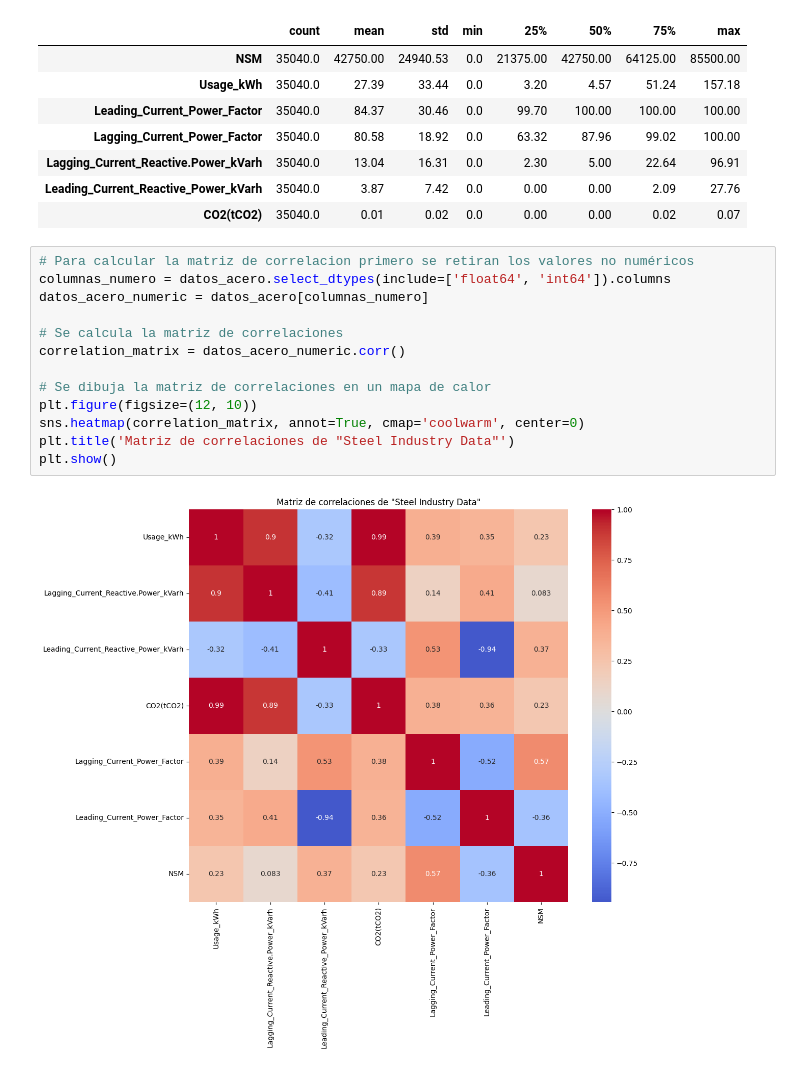
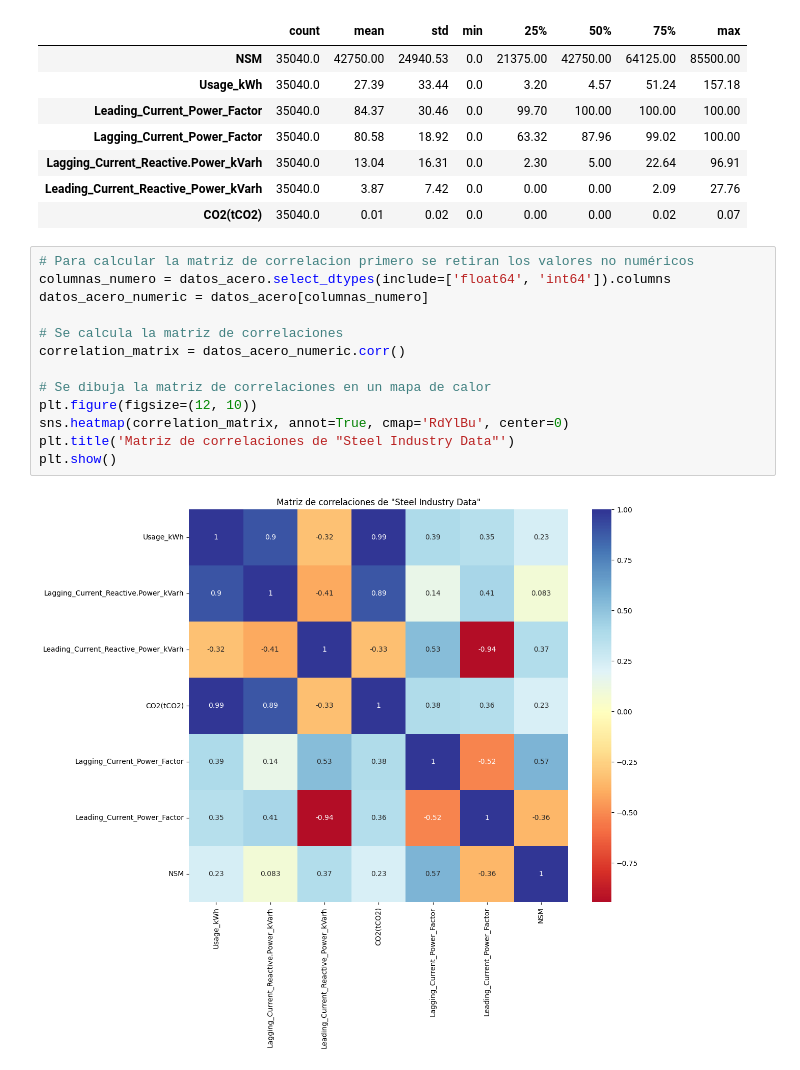
Before and after one commit to luis-huacho/INF648-Proy-Curso-2024-01, a Jupyter notebook: Graficos_Steel_Plant.ipynb, the cells around one changed output. Saved outputs shown, nothing was run; the diff lists cells and outputs as text.

```diff
--- a/Graficos_Steel_Plant.ipynb
+++ b/Graficos_Steel_Plant.ipynb
@@ -76,18 +76,18 @@ datos_acero.describe().T.round(2).sort_values(by='std', ascending=False)
 # %%
 # Para calcular la matriz de correlacion primero se retiran los valores no numéricos
 columnas_numero = datos_acero.select_dtypes(include=['float64', 'int64']).columns
 datos_acero_numeric = datos_acero[columnas_numero]
 
 # Se calcula la matriz de correlaciones
 correlation_matrix = datos_acero_numeric.corr()
 
 # Se dibuja la matriz de correlaciones en un mapa de calor
 plt.figure(figsize=(12, 10))
-sns.heatmap(correlation_matrix, annot=True, cmap='coolwarm', center=0)
+sns.heatmap(correlation_matrix, annot=True, cmap='RdYlBu', center=0)
 plt.title('Matriz de correlaciones de "Steel Industry Data"')
 plt.show()
 # %% [output]
-[figure, old version]
+[figure, new version]
 # %%
 # Generar una nueva variable y convertir la columna fecha (date) en formato datetime
 datos_acero_grafico = datos_acero.copy()
```
Also changed, not shown: parts of 7 cells of this notebook.
